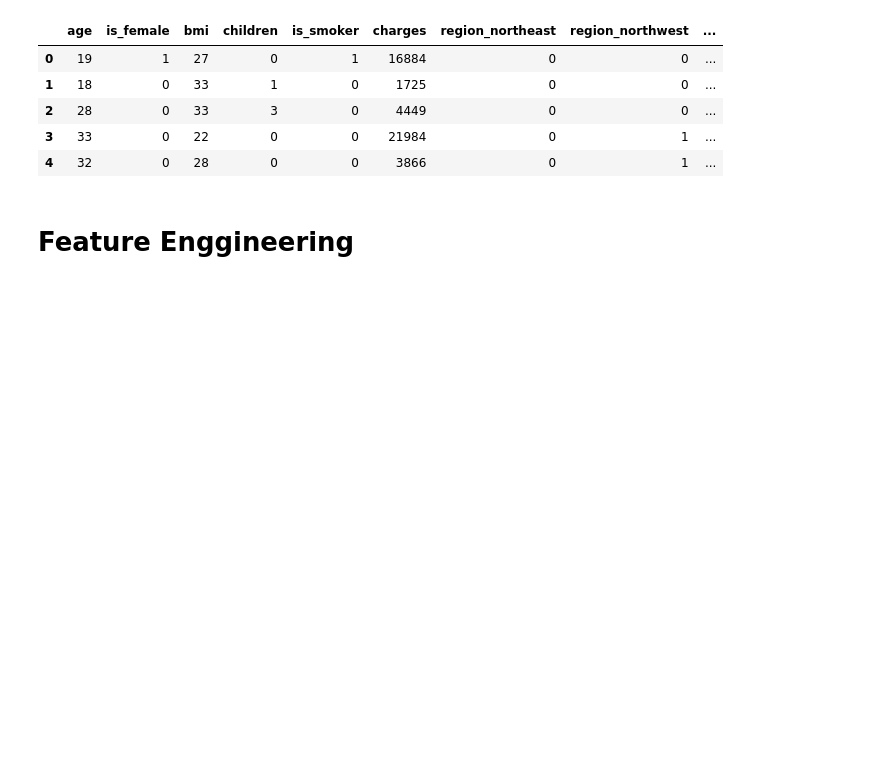
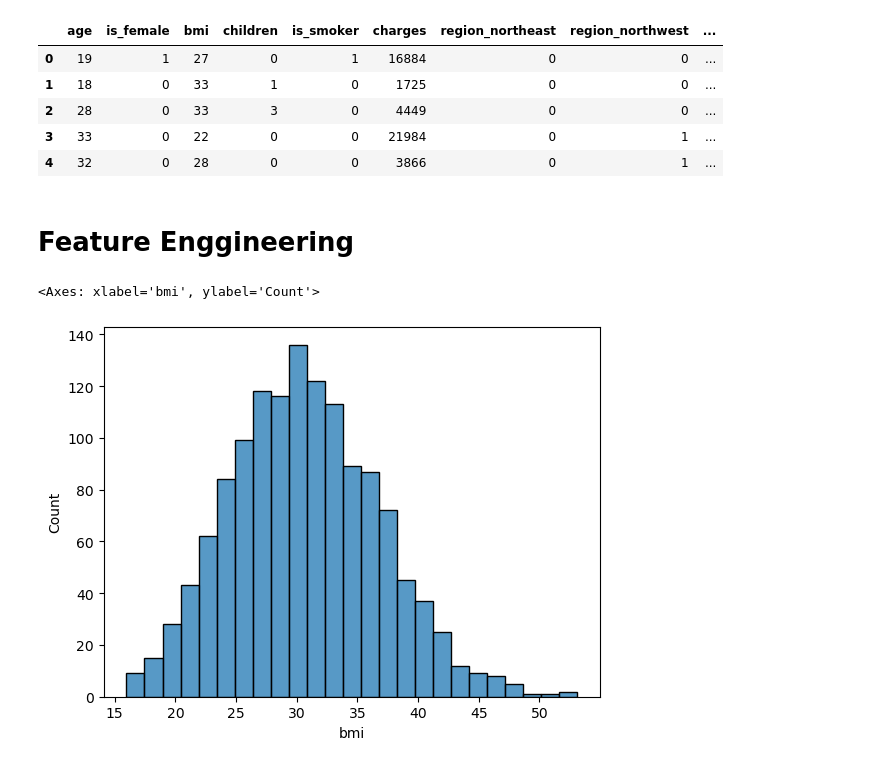
Before and after one commit to AkashKumarVishwakarma/DataScience, a Jupyter notebook: MachineLearning/Practice_Project1/insurance.ipynb, the cells around one changed output. Saved outputs shown, nothing was run; the diff lists cells and outputs as text; code cells hidden in the pictures; blank space fills up the shorter version.

```diff
--- a/MachineLearning/Practice_Project1/insurance.ipynb
+++ b/MachineLearning/Practice_Project1/insurance.ipynb
@@ -236,3 +236,8 @@ df_cleaned.head()
 | 4 | 32 | 0 | 28 | 0 | 0 | 3866 | 0 | 1 | ... |
 # %% [markdown]
 # Feature Enggineering
+# %%
+sns.histplot(df['bmi'])
+# %% [output]
+<Axes: xlabel='bmi', ylabel='Count'>
+[figure, added]
```
Also changed, not shown: parts of 15 cells of this notebook.
